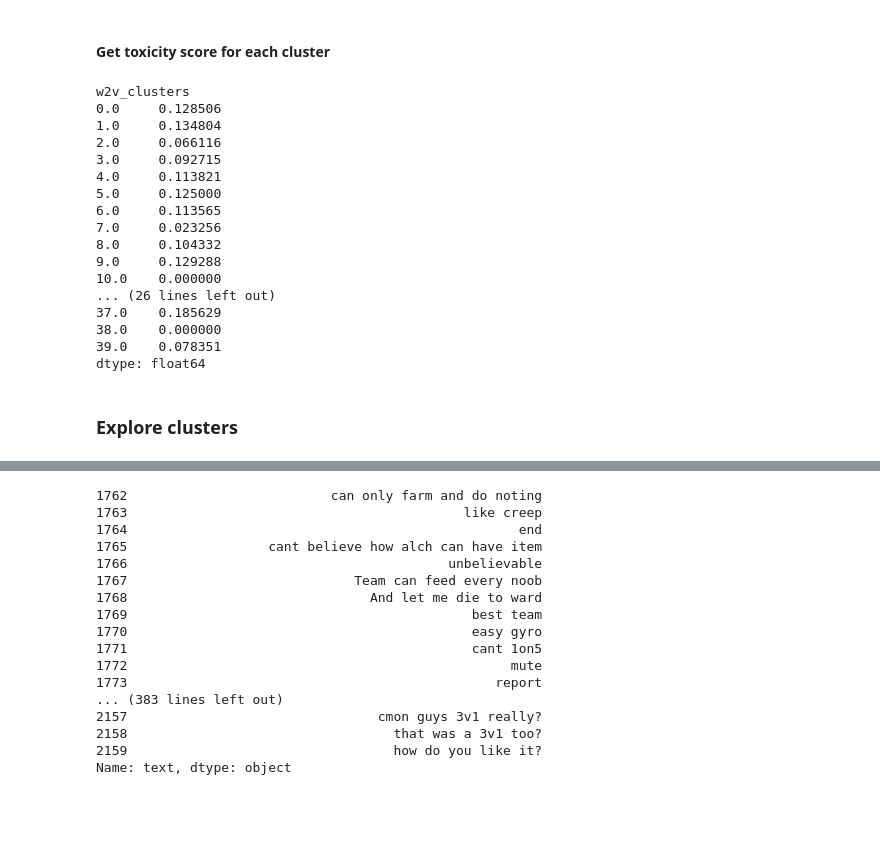
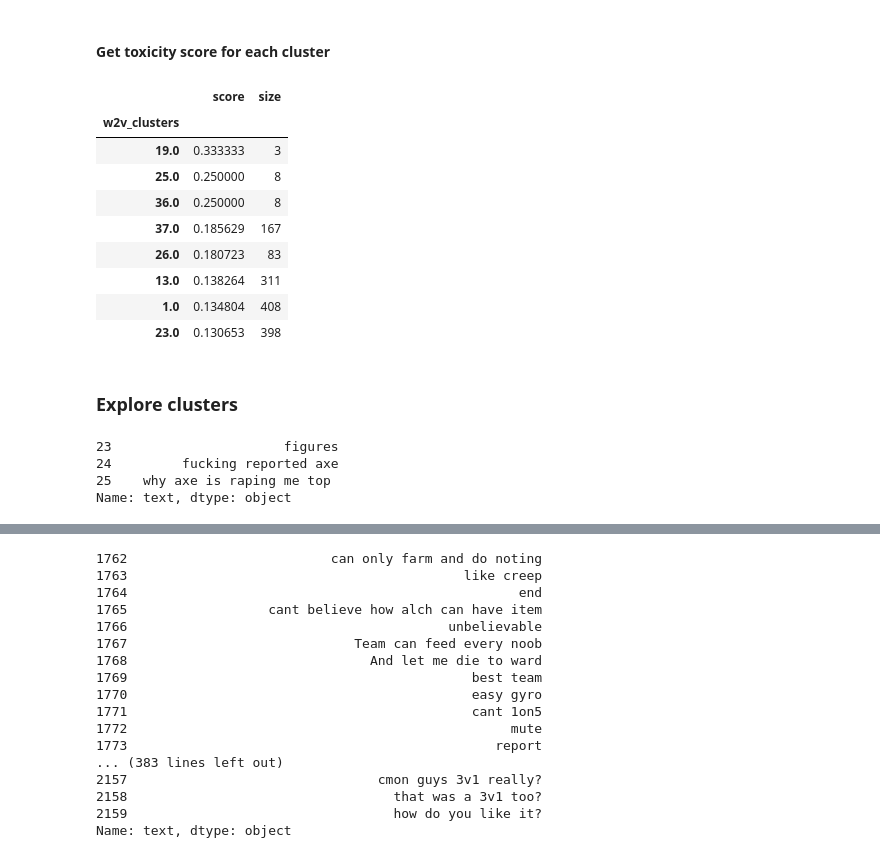
Before and after one commit to csralvall/online_game_toxicity, a Jupyter notebook: clustering_w2v.ipynb, the cells around one changed output, grey strips where cells are left out. Saved outputs shown, nothing was run; the diff lists cells and outputs as text; code cells hidden in the pictures; blank space fills up the shorter version.

```diff
--- a/clustering_w2v.ipynb
+++ b/clustering_w2v.ipynb
@@ -253,25 +260,30 @@ df_test.to_csv(f'/content/drive/MyDrive/nlp/w2v_clusters_df.csv', index=False)
 w2v_group = df_test.groupby('w2v_clusters')
 # %% [markdown]
 #### Get toxicity score for each cluster
-# %%
-w2v_group['toxicity'].sum() / w2v_group.size()
-# %% [output]
-w2v_clusters
-0.0     0.128506
-1.0     0.134804
-2.0     0.066116
-3.0     0.092715
-4.0     0.113821
-5.0     0.125000
-6.0     0.113565
-7.0     0.023256
-8.0     0.104332
-9.0     0.129288
-10.0    0.000000
-... (26 lines left out)
-37.0    0.185629
-38.0    0.000000
-39.0    0.078351
-dtype: float64
+# %%
+w2v_score = (w2v_group['toxicity'].sum() / w2v_group.size())
+w2v_scored = pd.DataFrame({'score': w2v_score.values, 'size': w2v_group.size()})
+w2v_scored = w2v_scored[w2v_scored['score'] > 0.13]
+w2v_scored = w2v_scored.sort_values(by=['score', 'size'], ascending=[False, False])
+top_toxic_clusters = w2v_scored.index.to_list()
+w2v_scored
+# %% [output]
+|  | score | size |
+| w2v_clusters |  |  |
+| 19.0 | 0.333333 | 3 |
+| 25.0 | 0.250000 | 8 |
+| 36.0 | 0.250000 | 8 |
+| 37.0 | 0.185629 | 167 |
+| 26.0 | 0.180723 | 83 |
+| 13.0 | 0.138264 | 311 |
+| 1.0 | 0.134804 | 408 |
+| 23.0 | 0.130653 | 398 |
 # %% [markdown]
 ### Explore clusters
+# %%
+w2v_group.get_group(19)['text']
+# %% [output]
+23                      figures
+24         fucking reported axe
+25    why axe is raping me top
+Name: text, dtype: object
```
Also changed, not shown: parts of 26 cells of this notebook.
